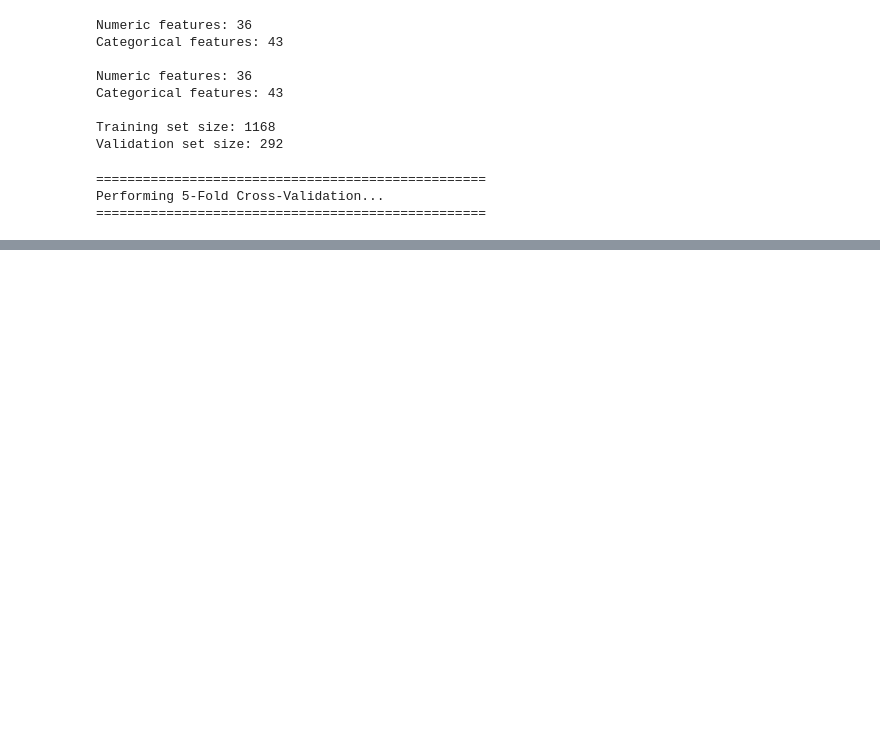
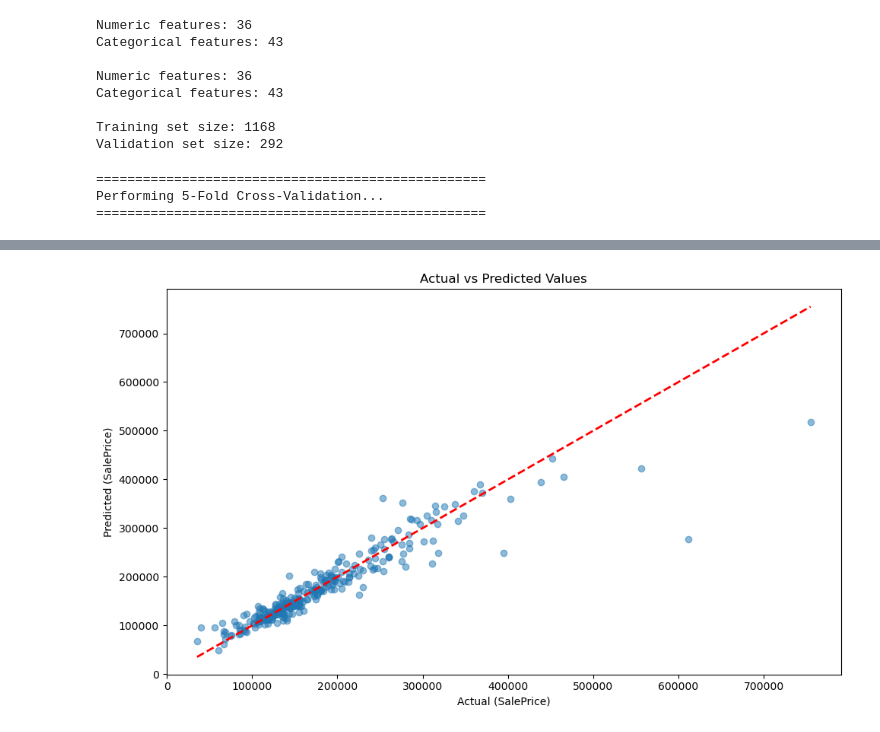
Before and after one commit to TakundaDanha/ml-models-from-scratch, a Jupyter notebook: notebooks/06_gradient_boosting_demo.ipynb, the cells around one changed output, grey strips where cells are left out. Saved outputs shown, nothing was run; the diff lists cells and outputs as text; code cells hidden in the pictures; blank space fills up the shorter version.

```diff
--- a/notebooks/06_gradient_boosting_demo.ipynb
+++ b/notebooks/06_gradient_boosting_demo.ipynb
@@ -242,19 +258,19 @@ final_model = GradientBoostingRegressor(
     random_state=42
 )
 
-final_model.fit(X_train, y_train)
+final_model.fit(X_train_proc, y_train)
 
 # Evaluate on validation set
-y_pred_train = final_model.predict(X_train)
-y_pred_val = final_model.predict(X_val)
+y_pred_train = final_model.predict(X_train_proc)
+y_pred_val = final_model.predict(X_val_proc)
 
 # Calculate metrics
 train_rmse = np.sqrt(np.mean((y_train - y_pred_train) ** 2))
 val_rmse = np.sqrt(np.mean((y_val - y_pred_val) ** 2))
 
 # R² score
-train_r2 = final_model.score(X_train, y_train)
-val_r2 = final_model.score(X_val, y_val)
+train_r2 = final_model.score(X_train_proc, y_train)
+val_r2 = final_model.score(X_val_proc, y_val)
 
 print(f"\nTraining Set Performance:")
 print(f"RMSE: {train_rmse:.4f}")
@@ -273,12 +303,12 @@ print(f"\nOriginal Scale RMSE: ${rmse_original:,.2f}")
 # %%
 # Plot predictions vs actual
 plt.figure(figsize=(10, 6))
-plt.scatter(y_val, y_pred_val, alpha=0.5)
-plt.plot([y_val.min(), y_val.max()], [y_val.min(), y_val.max()], 'r--', lw=2)
-plt.xlabel('Actual Log(SalePrice)')
-plt.ylabel('Predicted Log(SalePrice)')
+plt.scatter(y_val_original, y_pred_original, alpha=0.5)
+plt.plot([y_val_original.min(), y_val_original.max()], [y_val_original.min(), y_val_original.max()], 'r--', lw=2)
+plt.xlabel('Actual (SalePrice)')
+plt.ylabel('Predicted (SalePrice)')
 plt.title('Actual vs Predicted Values')
 plt.tight_layout()
 plt.show()
-
-print("\nModel training complete!")
+# %% [output]
+[figure, added]
```
Also changed, not shown: parts of 5 cells of this notebook.
